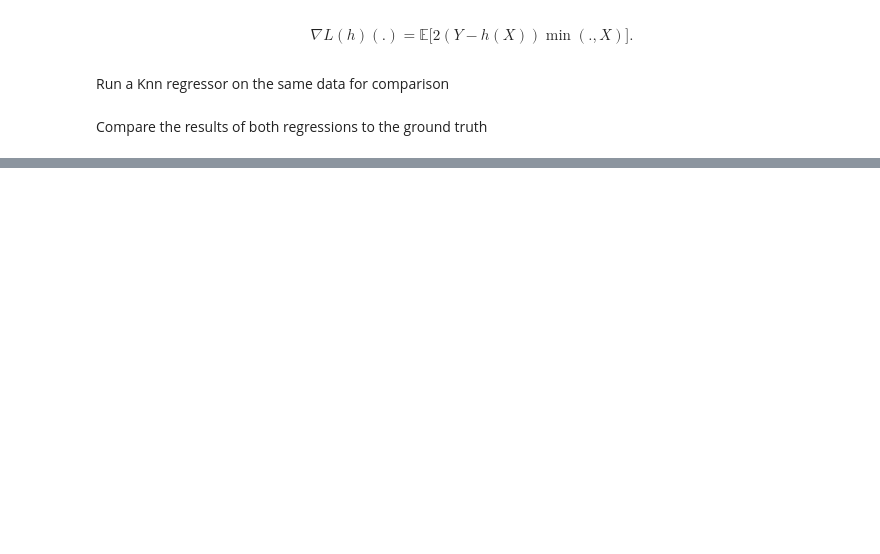
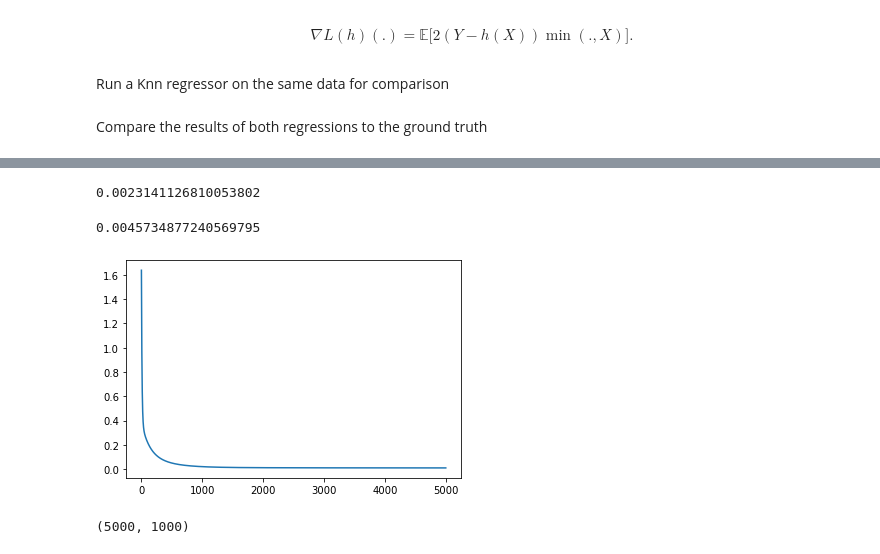
Before and after one commit to ElMehdiHaress/MalliavinRegression, a Jupyter notebook: MalliavinDescent.ipynb, the cells around one changed output, grey strips where cells are left out. Saved outputs shown, nothing was run; the diff lists cells and outputs as text; code cells hidden in the pictures; blank space fills up the shorter version.

```diff
--- a/MalliavinDescent.ipynb
+++ b/MalliavinDescent.ipynb
@@ -161,0 +168,20 @@ plt.show()
+# %%
+ np.mean((payoff(X_test) - y_pred_test.reshape((1, -1)))**2)
+# %% [output]
+0.0023141126810053802
+# %%
+ np.mean((payoff(X_test) - knn_pred_y_test.reshape((1, -1)))**2)
+# %% [output]
+0.0045734877240569795
+# %%
+loss_train = np.mean((F_train - Y_train.reshape((1, -1)))**2, axis=1)
+
+plt.figure()
+plt.plot(loss_train)
+plt.show()
+# %% [output]
+[figure, added]
+# %%
+F_train.shape
+# %% [output]
+(5000, 1000)
```
Also changed, not shown: parts of 7 cells of this notebook.
